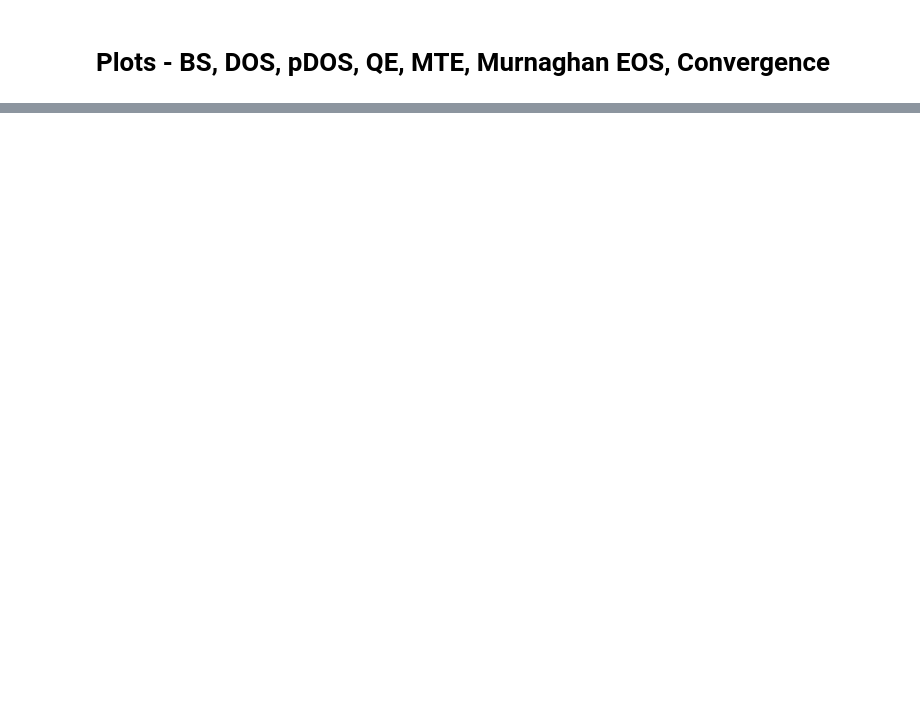
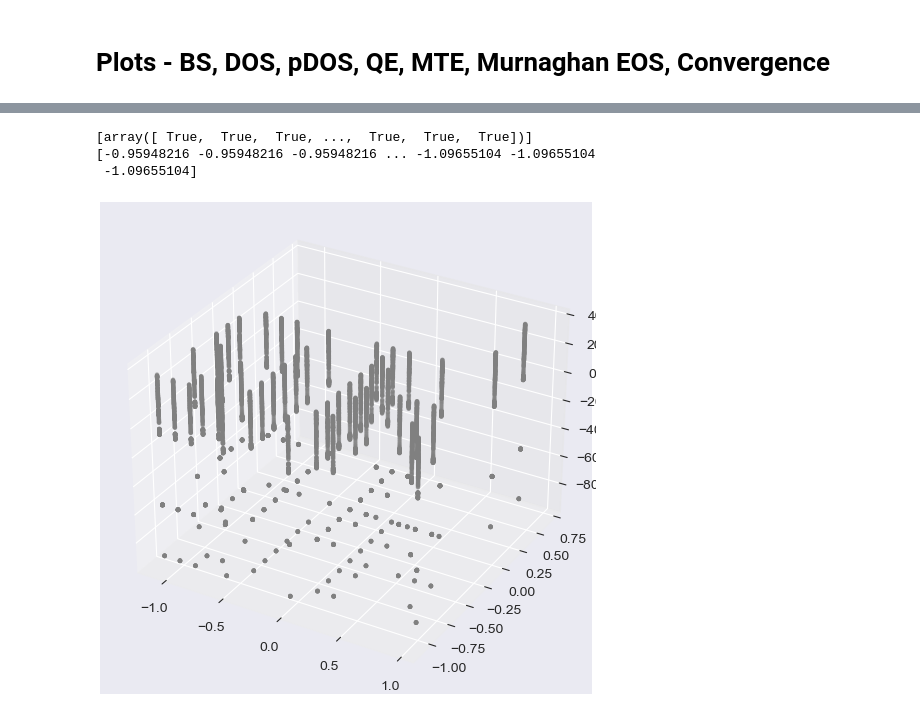
Before and after one commit to wuppersaver/photoemission, a Jupyter notebook: Plotting_OD.ipynb, the cells around one changed output, grey strips where cells are left out. Drawn from its saved outputs; the diff is of its cells as text; code cells hidden in the pictures; blank space fills up the shorter version.

Commit message:
Added OptaDOS class functionality

```diff
--- a/Plotting_OD.ipynb
+++ b/Plotting_OD.ipynb
@@ -373,7 +373,7 @@ for energy in energies:
     ax.set_facecolor('white')
     plt.title(f'Summed QE for each K-Point with Photon Energy @ {energy:.2f}\nTotal QE = {np.sum(qe_sum):.4E}')
     plt.annotate('X',[0,half_bz],[-20,20],textcoords='offset pixels',fontweight='bold',fontsize = 'large')
-    plt.annotate(r'$\bf{\Gamma}$',[0,0],[-24,-24],textcoords='offset pixels',fontweight='bold',fontsize = 'large')
+    plt.annotate(r'$\bf{\Gamma}$',1,[-24,-24],textcoords='offset pixels',fontweight='bold',fontsize = 'large')
     plt.annotate('M',[half_bz,half_bz],[15,15],textcoords='offset pixels',fontweight='bold',fontsize = 'large')
     for i in range(np.shape(qe_sum)[0]):
         if qe_sum[i] > 1E-50:
@@ -597,0 +507,13 @@ print(qe_sum[:,18])
+# %%
+data_1step_matrices = {'norm':{},'test':{},'xgmx_bs':{},'shift':{}}
+data_1step_odo = {'norm':{},'test':{},'xgmx_bs':{},'shift':{}}
+energies = np.linspace(4.2,6.5,24)
+energies = [4.2,4.3,4.4]
+for energy in energies:
+    file = f'./OD_debug_files/OD_visualisation_tests/16_16_symmetry_shift/1step_iprint7/Ag100_fine_grid_{energy:.2f}_1step_0.1_20_7.odo'
+    data = read_qe_matrix_values(file)
+    odo = OptaDOSOutput(file)
+    data_1step_odo['shift'][round(energy,2)] = [odo.qe,odo.mte]
+    data_1step_matrices['shift'][round(energy,2)] = data
+file_bands = './OD_debug_files/OD_visualisation_tests/16_16_symmetry_shift/Ag100_fine_grid.bands'
+data_bands_shift = read_bands_file(file_bands)
@@ -597,0 +540,65 @@ print(qe_sum[:,18])
+# %%
+import matplotlib.colors as mlp
+import matplotlib as mpl
+%matplotlib widget
+from matplotlib.widgets import Slider, Button
+from matplotlib.gridspec import GridSpec
+
+# qe_sums(eigenvalues, kpoints, energies)
+# band_energies(eigenvalues, kpoints)
+# band_distances(eigenvalues, kpoints)
+# norms(eigenvalues, kpoints, energies)
+# alphas(eigenvalues, kpoints, energies)
+
+# SETTING UP THE DATA STRUCTURES
+
+num_eigen = data_bands_shift['num_eigen']
+num_kpts = data_bands_shift['num_kpt']
+num_energies = len(energies)
+num_layers = np.shape(data_1step_matrices['shift'][energies[0]]['matrix'])[-1]
+#print(num_layers)
+
+# Setting up all the arrays needed for holding the data
+qe_sums = np.zeros((num_eigen,num_kpts, num_energies))
+qe_layers = np.zeros((num_layers,num_energies))
+qe_totals = np.zeros((num_energies))
+mte_values = np.zeros((num_energies))
+band_energies = np.zeros((num_eigen,num_kpts))
+kpoint_coords = np.zeros((2,num_kpts))
+bands_xyz = np.zeros((3,num_kpts, num_eigen))
+norms = np.zeros((num_eigen,num_kpts, num_energies))
+norms_layers = np.zeros((num_layers,num_energies))
+scales = np.zeros((num_eigen,num_kpts, num_energies))
+
+# Filling up the created arrays with the respective data
+band_energies = np.sum(data_bands_shift['eigenval_efermi_0'],axis=1)
+kpoint_coords = data_bands_shift['kpt_cart'][:,:2]
+#print(kpoint_coords[0])
+for j in range(num_eigen):
+    for i in range(num_kpts):
+        bands_xyz[0,i,j] = kpoint_coords[i,0]
+        bands_xyz[1,i,j] = kpoint_coords[i,1]
+        bands_xyz[2,i,j] = band_energies[j,i]
+#print(bands_xyz[:,0,0])
+for idx,energy in enumerate(energies):
+    temp_matrix = data_1step_matrices['shift'][round(energy,2)]['matrix']
+    qe_sums[:,:,idx] = np.sum(temp_matrix,axis=(2,3))
+    qe_layers[:,idx] = np.sum(temp_matrix,axis=(0,1,2))
+    qe_totals[idx] = np.sum(qe_sums[:,:,idx])
+    mte_values[idx] = data_1step_odo['shift'][round(energy,2)][1]
+
+zlimit = [-7.5,10]
+bands_xyz = bands_xyz.reshape((3,num_eigen*num_kpts))
+test = [(bands_xyz[2]>=zlimit[0]) | (bands_xyz[2]<=zlimit[1])]
+print(test)
+print(bands_xyz[0])
+plt.style.use('seaborn-v0_8-darkgrid')
+#plt.ion()
+fig = plt.figure(layout='constrained',figsize=(5,5))#,dpi=200)
+ax = fig.add_subplot(projection='3d')
+scatter_3d = ax.scatter(bands_xyz[0,:],bands_xyz[1,:],bands_xyz[2,:],color='grey',marker='.',alpha=0.5)
+# %% [output]
+[array([ True,  True,  True, ...,  True,  True,  True])]
+[-0.95948216 -0.95948216 -0.95948216 ... -1.09655104 -1.09655104
+ -1.09655104]
+[figure, added]
```
Also changed, not shown: parts of 62 cells of this notebook, 1 other file.
